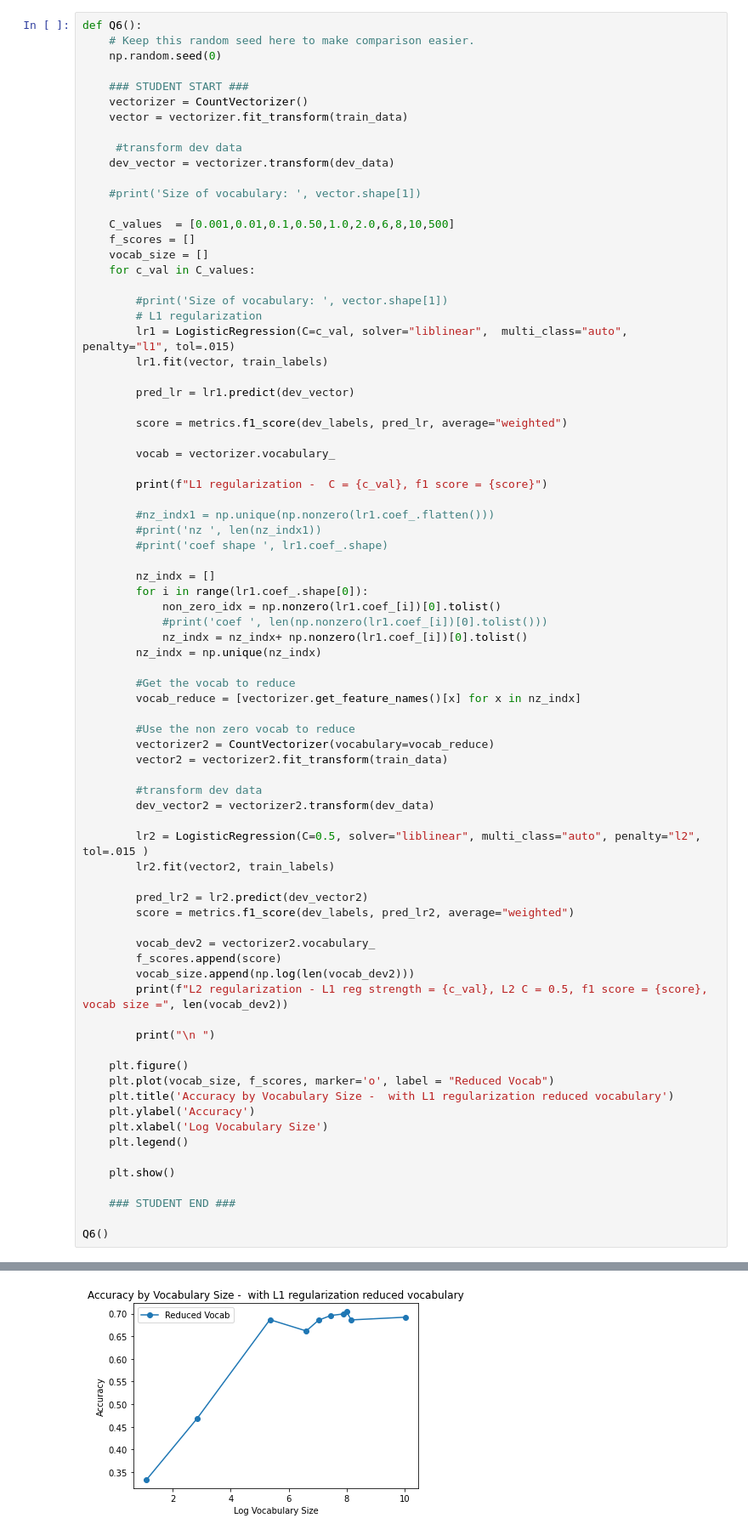
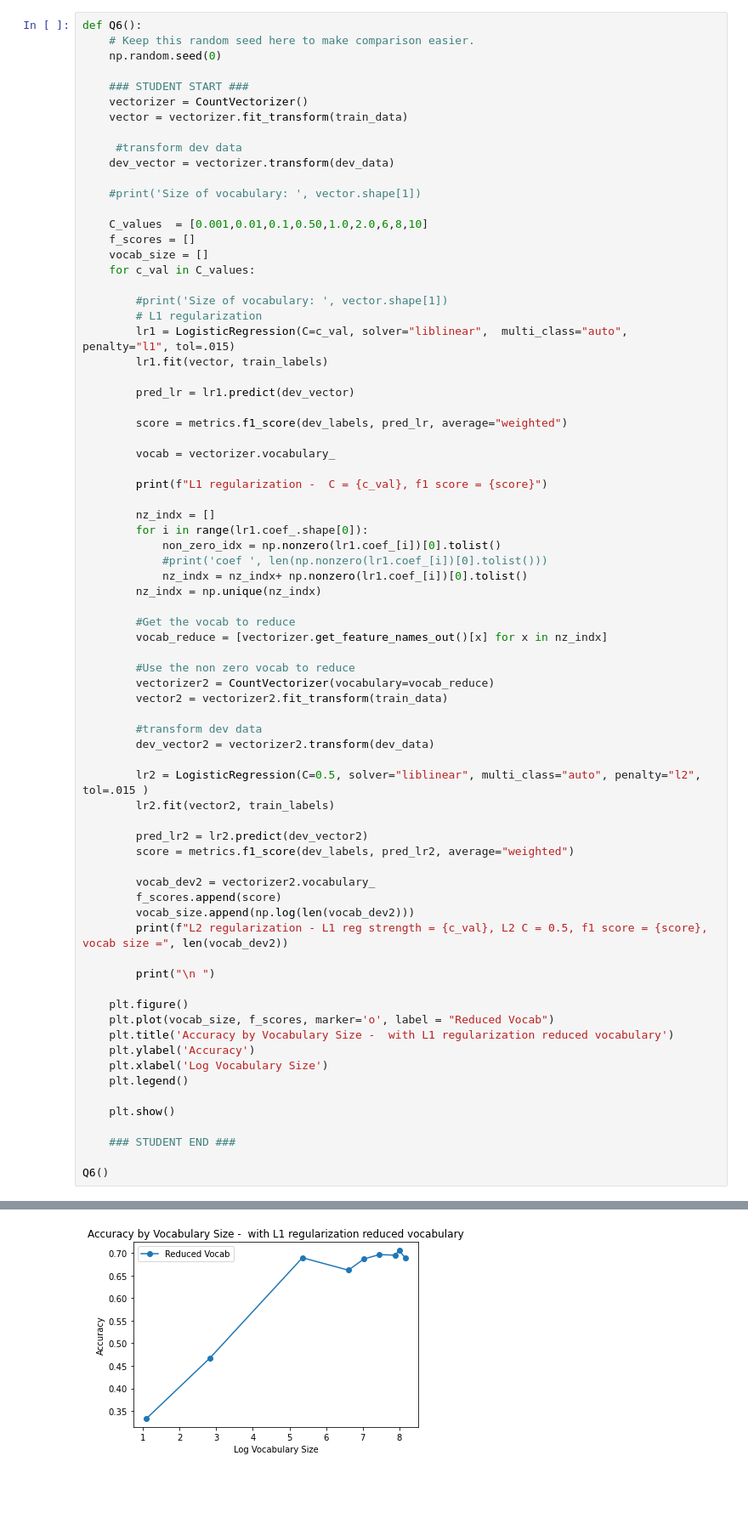
Before and after one commit to ssburgan/w207_coursework, a Jupyter notebook: Sybil_SantosBurgan_project3.ipynb, the cells around one changed output, grey strips where cells are left out. Shown at 85% size. Drawn from its saved outputs; the diff is of its cells as text; blank space fills up the shorter version.

```diff
--- a/Sybil_SantosBurgan_project3.ipynb
+++ b/Sybil_SantosBurgan_project3.ipynb
@@ -607,7 +586,7 @@ def Q6():
 
     #print('Size of vocabulary: ', vector.shape[1])
 
-    C_values  = [0.001,0.01,0.1,0.50,1.0,2.0,6,8,10,500]
+    C_values  = [0.001,0.01,0.1,0.50,1.0,2.0,6,8,10]
     f_scores = []
     vocab_size = []
     for c_val in C_values:
@@ -625,10 +604,6 @@ def Q6():
 
         print(f"L1 regularization -  C = {c_val}, f1 score = {score}")
 
-        #nz_indx1 = np.unique(np.nonzero(lr1.coef_.flatten()))
-        #print('nz ', len(nz_indx1))
-        #print('coef shape ', lr1.coef_.shape)
-
         nz_indx = []
         for i in range(lr1.coef_.shape[0]):
             non_zero_idx = np.nonzero(lr1.coef_[i])[0].tolist()
@@ -637,7 +612,7 @@ def Q6():
         nz_indx = np.unique(nz_indx)
 
         #Get the vocab to reduce
-        vocab_reduce = [vectorizer.get_feature_names()[x] for x in nz_indx]
+        vocab_reduce = [vectorizer.get_feature_names_out()[x] for x in nz_indx]
 
         #Use the non zero vocab to reduce
         vectorizer2 = CountVectorizer(vocabulary=vocab_reduce)
@@ -692,2 +667,2 @@ L2 regularization - L1 reg strength = 500, L2 C = 0.5, f1 score = 0.692047919898
-[figure, old version]
+[figure, new version]
 # %% [markdown]
```
Also changed, not shown: parts of 15 cells of this notebook.
